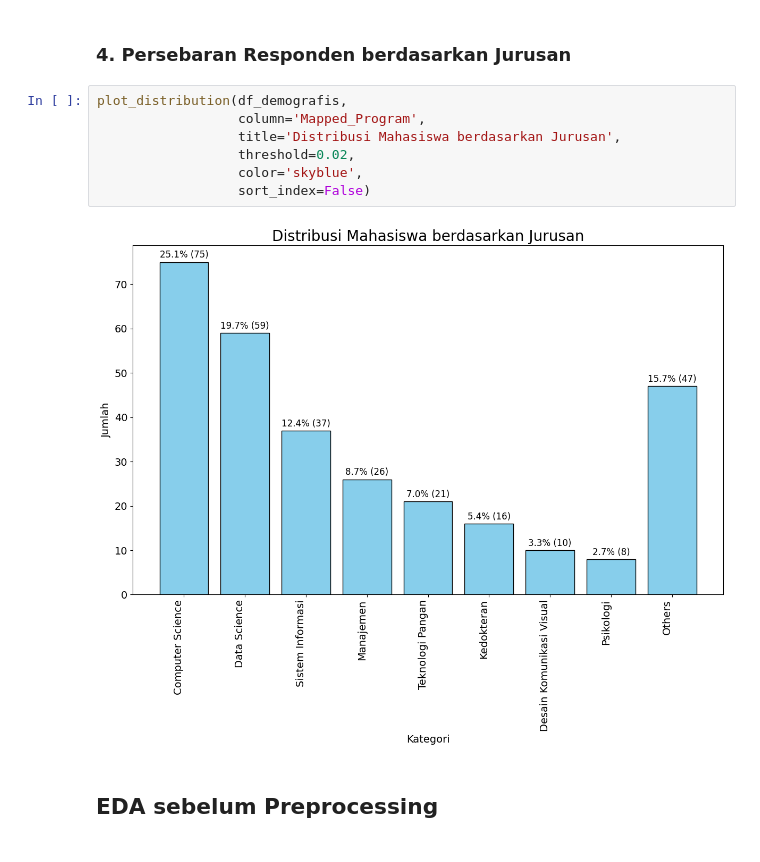
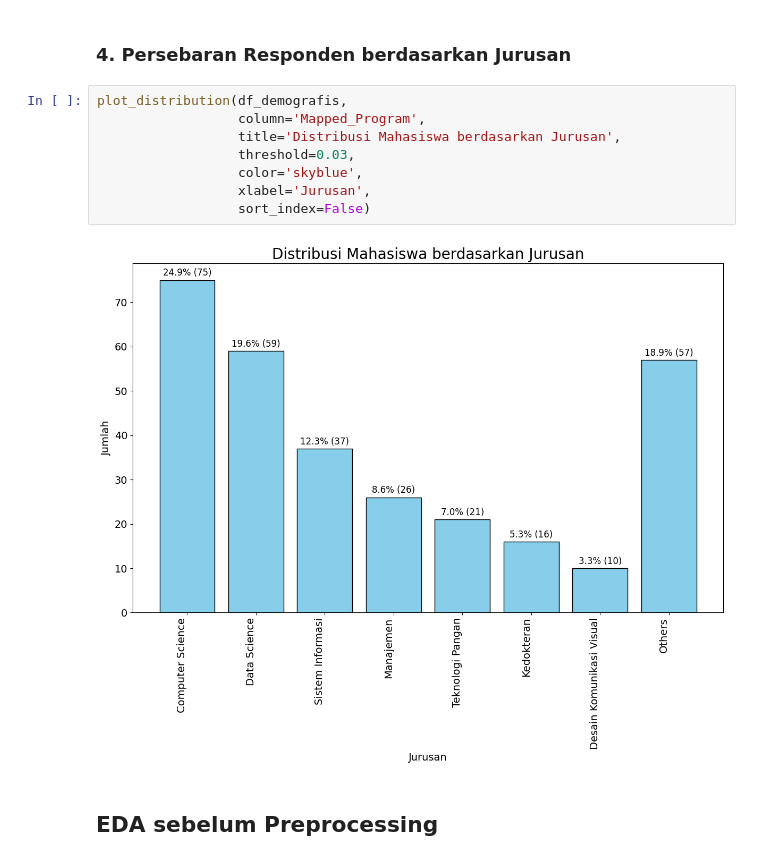
Before and after one commit to aliciajocelyn/Thesis, a Jupyter notebook: experiments/01_cleansing_and_preprocessing.ipynb, the cells around one changed output. Saved outputs shown, nothing was run; the diff lists cells and outputs as text.

```diff
--- a/experiments/01_cleansing_and_preprocessing.ipynb
+++ b/experiments/01_cleansing_and_preprocessing.ipynb
@@ -237,12 +240,13 @@ plot_distribution(df_demografis,
 # %%
 plot_distribution(df_demografis,
                   column='Mapped_Program',
                   title='Distribusi Mahasiswa berdasarkan Jurusan',
-                  threshold=0.02,
+                  threshold=0.03,
                   color='skyblue',
+                  xlabel='Jurusan',
                   sort_index=False)
 # %% [output]
-[figure, old version]
+[figure, new version]
 # %% [markdown]
 ## **EDA sebelum Preprocessing**
 # %%
```
Also changed, not shown: parts of 3 cells of this notebook, 1 other file.
